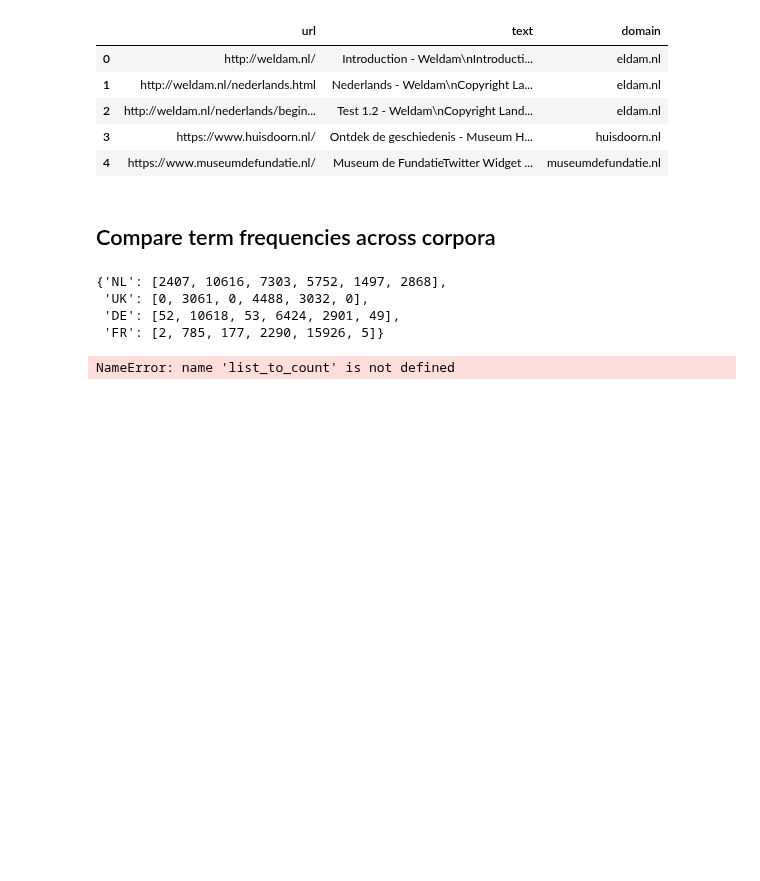
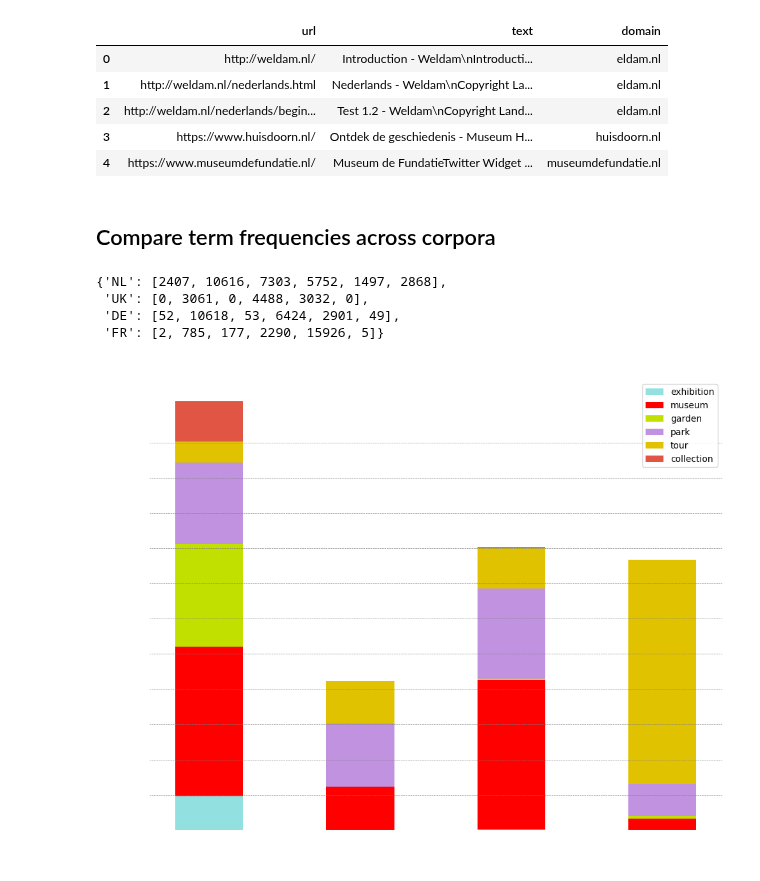
Before and after one commit to jazoza/HHD, a Jupyter notebook: 06_HH_compare_cc.ipynb, the cells around one changed output. Cells and saved outputs as stored; diff of their text form; code cells hidden in the pictures; blank space fills up the shorter version.

```diff
--- a/06_HH_compare_cc.ipynb
+++ b/06_HH_compare_cc.ipynb
@@ -172,35 +172,35 @@ bottom = np.zeros(len(countries))
 colors = ['#92E0E0', 'red', '#C1E000', '#C192E0','#E0C200','#E05543']
 
 # Add horizontal lines for values in the legend
-for value in [1000, 2000, 3000, 4000, 5000, 6000, 7000, 8000, 9000]:
+for value in [2500, 5000, 7500, 10000, 12500, 15000, 17500, 20000, 22500, 25000, 27500]:
     #[100, 200, 300, 400, 500, 600, 700, 800, 900, 1000]
     #[250, 500, 750, 1000, 1250, 1500, 1750, 2000, 2250]
     #[100, 500, 1000, 1500, 2000, 2500, 3000, 3500, 4000]
     #[100, 500, 1000, 1500, 2000, 2500, 3000, 3500, 4000]
   plt.axhline(y=value, color='grey', linestyle='--', linewidth=0.5)
 
 for term_index in range(len(terms)):
     term_counts = [term_count_dict[country][term_index] for country in countries]
     ax.bar(countries, term_counts, width, label=terms[term_index], bottom=bottom,
            color=colors[term_index % len(colors)])
     bottom += np.array(term_counts)
 
 ax.set_xlabel('Countries', color='white')
 ax.set_ylabel('Term Counts', color='white')
 ax.set_title('Terms related to '+theme+' per country', color='white')
 ax.spines['bottom'].set_color('white')
 ax.spines['top'].set_color('white')
 ax.spines['left'].set_color('white')
 ax.spines['right'].set_color('white')
 ax.tick_params(axis='x', colors='white')
 ax.tick_params(axis='y', colors='white')
 ax.legend()
 
 plt.tight_layout()
 plt.savefig(path+'outputs/2024_'+theme+'.png', transparent=True)
 plt.show()
 # %% [output]
-NameError: name 'list_to_count' is not defined
+[figure, added]
 # %%
 
 
```
Also changed, not shown: parts of 2 cells of this notebook.
